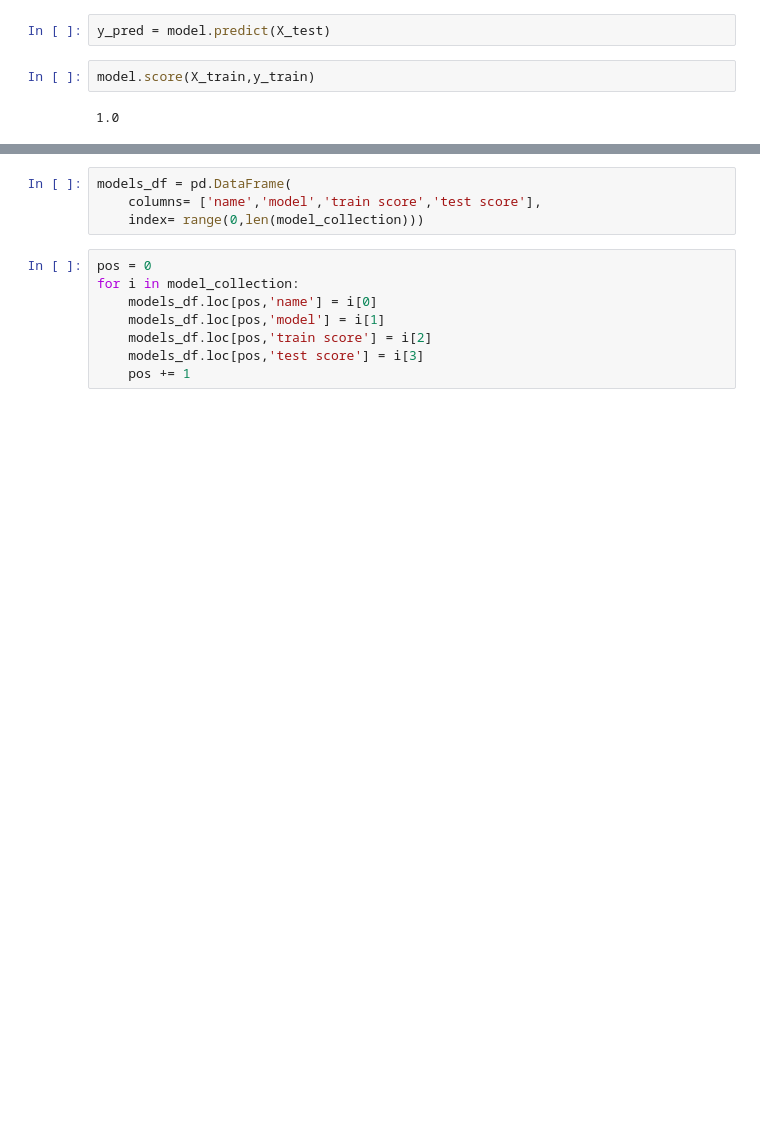
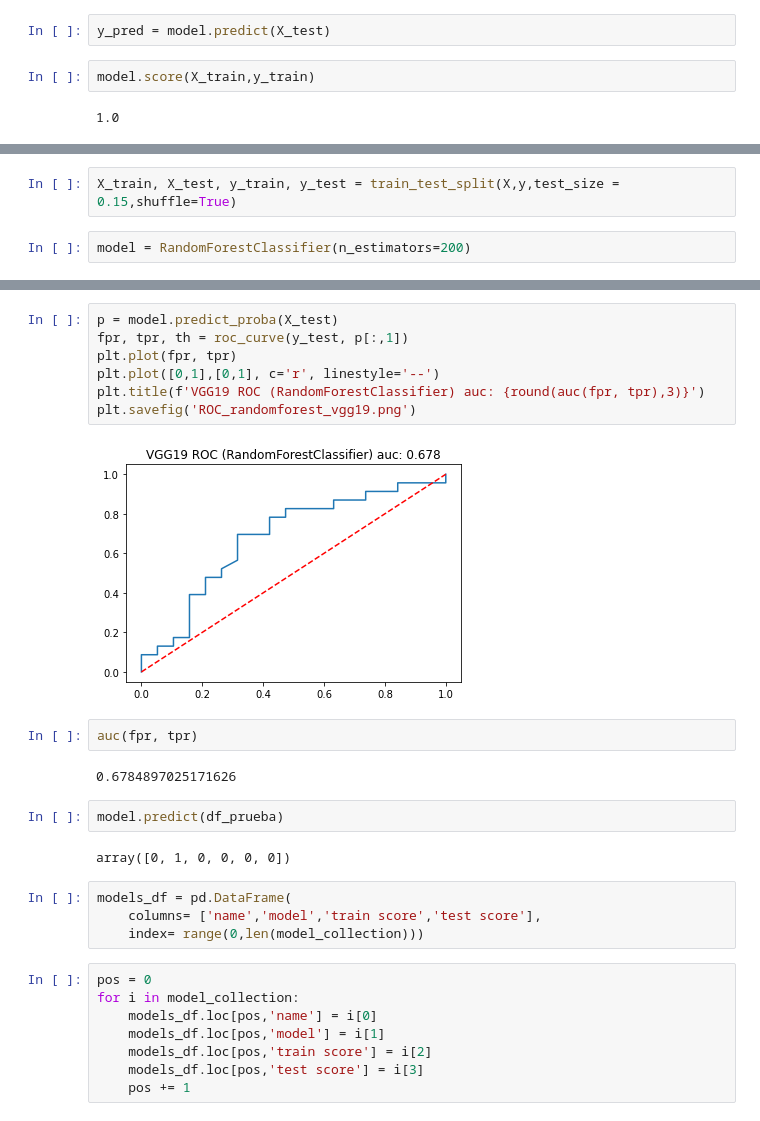
Before and after one commit to GerardDD/PR_Final_PeriapicalRadiography_Classification, a Jupyter notebook: Modelo/Model_creation.ipynb, the cells around one changed output, grey strips where cells are left out. Drawn from its saved outputs; the diff is of its cells as text; blank space fills up the shorter version.

```diff
--- a/Modelo/Model_creation.ipynb
+++ b/Modelo/Model_creation.ipynb
@@ -1154,0 +1236,4 @@ auc(fpr, tpr)
+# %%
+X_train, X_test, y_train, y_test = train_test_split(X,y,test_size = 0.15,shuffle=True)
+# %%
+model = RandomForestClassifier(n_estimators=200)
@@ -1159,3 +1299,20 @@ pickle.dump(model, file=open('../final_model.sav', 'wb'))
+# %%
+p = model.predict_proba(X_test)
+fpr, tpr, th = roc_curve(y_test, p[:,1])
+plt.plot(fpr, tpr)
+plt.plot([0,1],[0,1], c='r', linestyle='--')
+plt.title(f'VGG19 ROC (RandomForestClassifier) auc: {round(auc(fpr, tpr),3)}')
+plt.savefig('ROC_randomforest_vgg19.png')
+# %% [output]
+[figure, added]
+# %%
+auc(fpr, tpr)
+# %% [output]
+0.6784897025171626
+# %%
+model.predict(df_prueba)
+# %% [output]
+array([0, 1, 0, 0, 0, 0])
 # %%
 models_df = pd.DataFrame(
     columns= ['name','model','train score','test score'],
```
Also changed, not shown: parts of 138 cells of this notebook, 19 other files.
